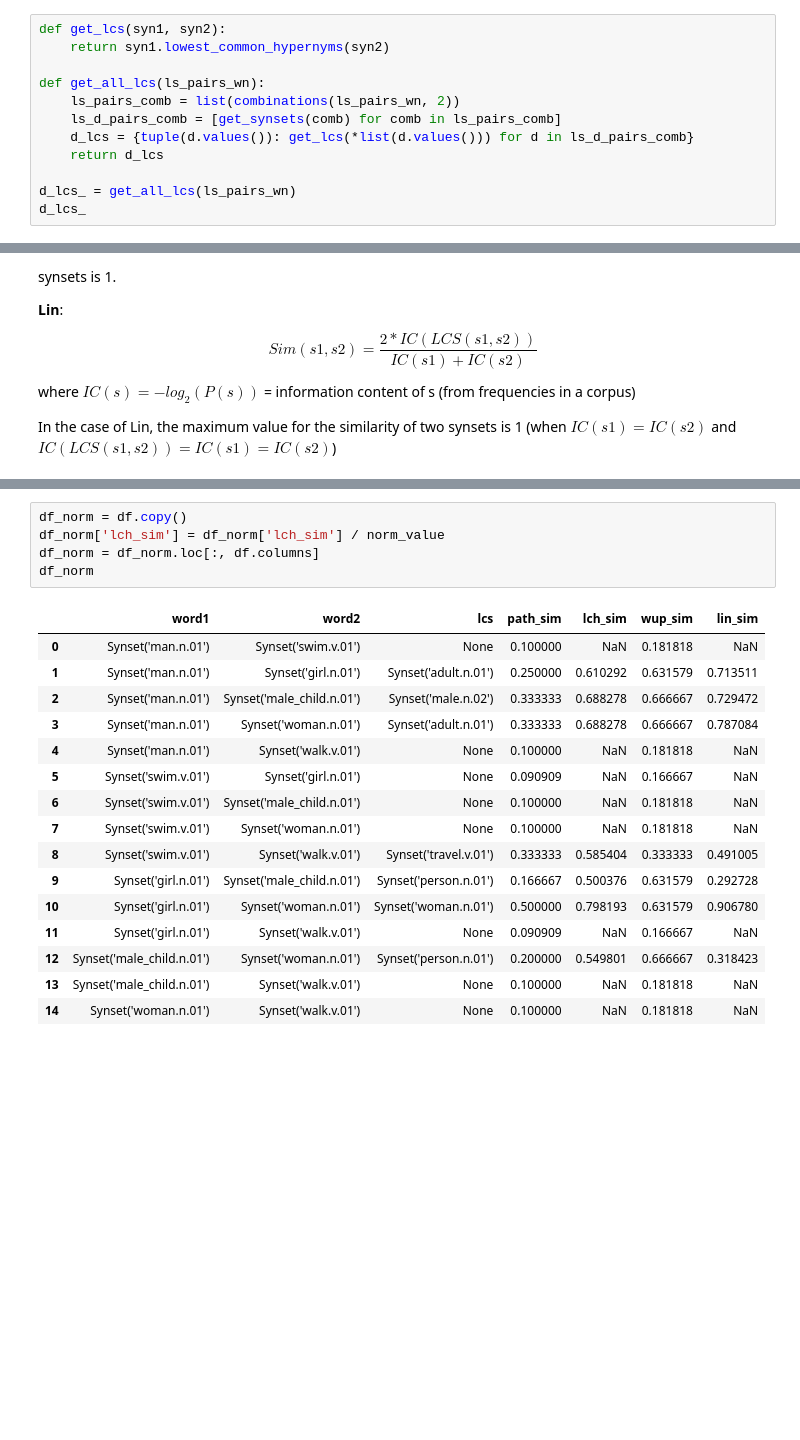
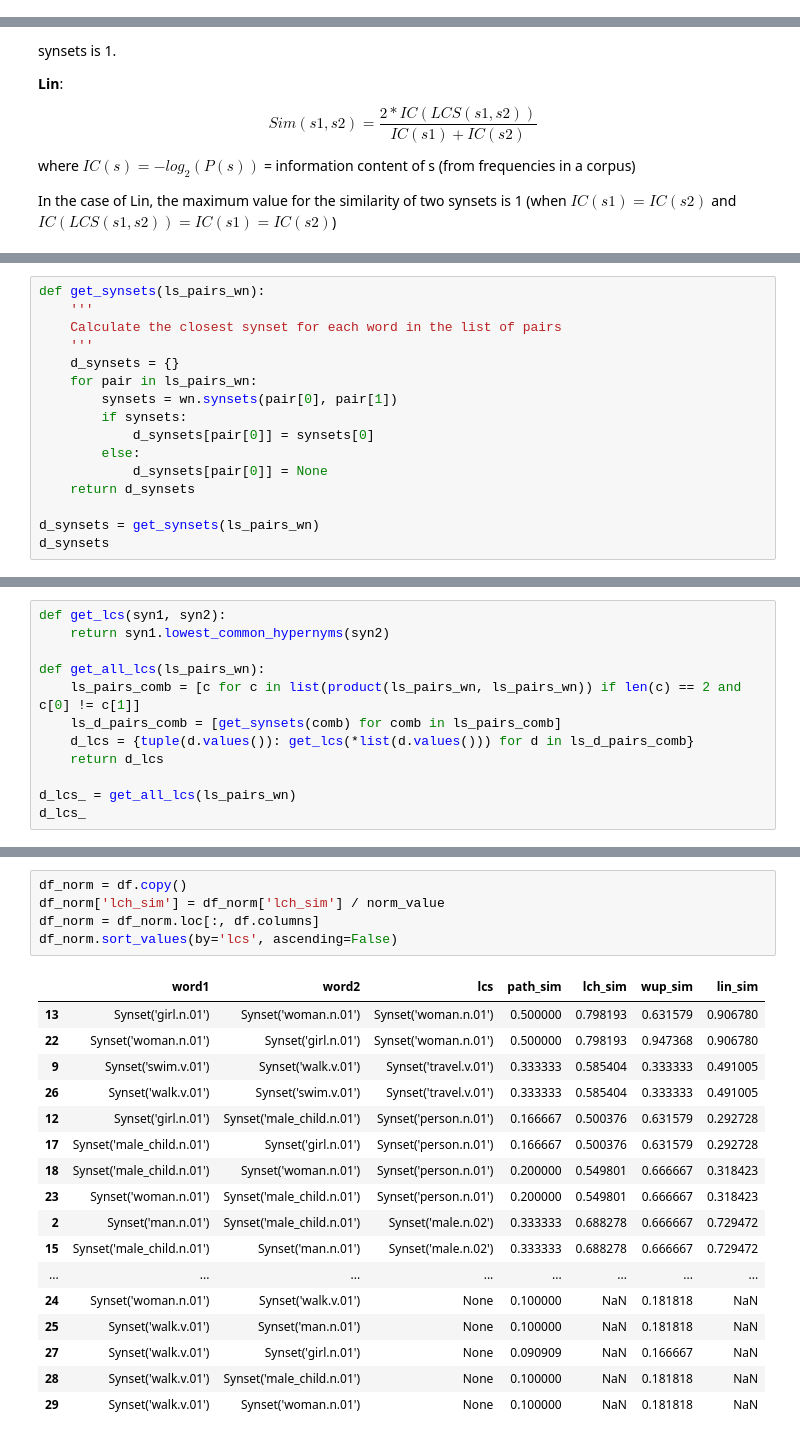
Before and after one commit to BecTome/UPC_MasterArtificialIntelligence, a Jupyter notebook: IHLT/Labs/Lab5_Synsets/Synsets_deliverable.ipynb, the cells around one changed output, grey strips where cells are left out. Drawn from its saved outputs; the diff is of its cells as text; blank space fills up the shorter version.

Commit message:
Synsets

```diff
--- a/IHLT/Labs/Lab5_Synsets/Synsets_deliverable.ipynb
+++ b/IHLT/Labs/Lab5_Synsets/Synsets_deliverable.ipynb
@@ -82,12 +44,0 @@ d_synsets[word1].lowest_common_hypernyms(d_synsets[word2])
-# %%
-def get_lcs(syn1, syn2):
-    return syn1.lowest_common_hypernyms(syn2)
-
-def get_all_lcs(ls_pairs_wn):
-    ls_pairs_comb = list(combinations(ls_pairs_wn, 2))
-    ls_d_pairs_comb = [get_synsets(comb) for comb in ls_pairs_comb]
-    d_lcs = {tuple(d.values()): get_lcs(*list(d.values())) for d in ls_d_pairs_comb}
-    return d_lcs
-
-d_lcs_ = get_all_lcs(ls_pairs_wn)
-d_lcs_
@@ -245,0 +130,16 @@ In the case of Lin, the maximum value for the similarity of two synsets is 1 (wh
+# %%
+def get_synsets(ls_pairs_wn):
+    '''
+    Calculate the closest synset for each word in the list of pairs
+    '''
+    d_synsets = {}
+    for pair in ls_pairs_wn:
+        synsets = wn.synsets(pair[0], pair[1])
+        if synsets:
+            d_synsets[pair[0]] = synsets[0]
+        else:
+            d_synsets[pair[0]] = None
+    return d_synsets
+
+d_synsets = get_synsets(ls_pairs_wn)
+d_synsets
@@ -245,0 +155,12 @@ In the case of Lin, the maximum value for the similarity of two synsets is 1 (wh
+# %%
+def get_lcs(syn1, syn2):
+    return syn1.lowest_common_hypernyms(syn2)
+
+def get_all_lcs(ls_pairs_wn):
+    ls_pairs_comb = [c for c in list(product(ls_pairs_wn, ls_pairs_wn)) if len(c) == 2 and c[0] != c[1]]
+    ls_d_pairs_comb = [get_synsets(comb) for comb in ls_pairs_comb]
+    d_lcs = {tuple(d.values()): get_lcs(*list(d.values())) for d in ls_d_pairs_comb}
+    return d_lcs
+
+d_lcs_ = get_all_lcs(ls_pairs_wn)
+d_lcs_
@@ -246,22 +253,23 @@ In the case of Lin, the maximum value for the similarity of two synsets is 1 (wh
 # %%
 df_norm = df.copy()
 df_norm['lch_sim'] = df_norm['lch_sim'] / norm_value
 df_norm = df_norm.loc[:, df.columns]
-df_norm
+df_norm.sort_values(by='lcs', ascending=False)
 # %% [output]
 |  | word1 | word2 | lcs | path_sim | lch_sim | wup_sim | lin_sim |
-| 0 | Synset('man.n.01') | Synset('swim.v.01') | None | 0.100000 | NaN | 0.181818 | NaN |
-| 1 | Synset('man.n.01') | Synset('girl.n.01') | Synset('adult.n.01') | 0.250000 | 0.610292 | 0.631579 | 0.713511 |
+| 13 | Synset('girl.n.01') | Synset('woman.n.01') | Synset('woman.n.01') | 0.500000 | 0.798193 | 0.631579 | 0.906780 |
+| 22 | Synset('woman.n.01') | Synset('girl.n.01') | Synset('woman.n.01') | 0.500000 | 0.798193 | 0.947368 | 0.906780 |
+| 9 | Synset('swim.v.01') | Synset('walk.v.01') | Synset('travel.v.01') | 0.333333 | 0.585404 | 0.333333 | 0.491005 |
+| 26 | Synset('walk.v.01') | Synset('swim.v.01') | Synset('travel.v.01') | 0.333333 | 0.585404 | 0.333333 | 0.491005 |
+| 12 | Synset('girl.n.01') | Synset('male_child.n.01') | Synset('person.n.01') | 0.166667 | 0.500376 | 0.631579 | 0.292728 |
+| 17 | Synset('male_child.n.01') | Synset('girl.n.01') | Synset('person.n.01') | 0.166667 | 0.500376 | 0.631579 | 0.292728 |
+| 18 | Synset('male_child.n.01') | Synset('woman.n.01') | Synset('person.n.01') | 0.200000 | 0.549801 | 0.666667 | 0.318423 |
+| 23 | Synset('woman.n.01') | Synset('male_child.n.01') | Synset('person.n.01') | 0.200000 | 0.549801 | 0.666667 | 0.318423 |
 | 2 | Synset('man.n.01') | Synset('male_child.n.01') | Synset('male.n.02') | 0.333333 | 0.688278 | 0.666667 | 0.729472 |
-| 3 | Synset('man.n.01') | Synset('woman.n.01') | Synset('adult.n.01') | 0.333333 | 0.688278 | 0.666667 | 0.787084 |
-| 4 | Synset('man.n.01') | Synset('walk.v.01') | None | 0.100000 | NaN | 0.181818 | NaN |
-| 5 | Synset('swim.v.01') | Synset('girl.n.01') | None | 0.090909 | NaN | 0.166667 | NaN |
-| 6 | Synset('swim.v.01') | Synset('male_child.n.01') | None | 0.100000 | NaN | 0.181818 | NaN |
-| 7 | Synset('swim.v.01') | Synset('woman.n.01') | None | 0.100000 | NaN | 0.181818 | NaN |
-| 8 | Synset('swim.v.01') | Synset('walk.v.01') | Synset('travel.v.01') | 0.333333 | 0.585404 | 0.333333 | 0.491005 |
-| 9 | Synset('girl.n.01') | Synset('male_child.n.01') | Synset('person.n.01') | 0.166667 | 0.500376 | 0.631579 | 0.292728 |
-| 10 | Synset('girl.n.01') | Synset('woman.n.01') | Synset('woman.n.01') | 0.500000 | 0.798193 | 0.631579 | 0.906780 |
-| 11 | Synset('girl.n.01') | Synset('walk.v.01') | None | 0.090909 | NaN | 0.166667 | NaN |
-| 12 | Synset('male_child.n.01') | Synset('woman.n.01') | Synset('person.n.01') | 0.200000 | 0.549801 | 0.666667 | 0.318423 |
-| 13 | Synset('male_child.n.01') | Synset('walk.v.01') | None | 0.100000 | NaN | 0.181818 | NaN |
-| 14 | Synset('woman.n.01') | Synset('walk.v.01') | None | 0.100000 | NaN | 0.181818 | NaN |
+| 15 | Synset('male_child.n.01') | Synset('man.n.01') | Synset('male.n.02') | 0.333333 | 0.688278 | 0.666667 | 0.729472 |
+| ... | ... | ... | ... | ... | ... | ... | ... |
+| 24 | Synset('woman.n.01') | Synset('walk.v.01') | None | 0.100000 | NaN | 0.181818 | NaN |
+| 25 | Synset('walk.v.01') | Synset('man.n.01') | None | 0.100000 | NaN | 0.181818 | NaN |
+| 27 | Synset('walk.v.01') | Synset('girl.n.01') | None | 0.090909 | NaN | 0.166667 | NaN |
+| 28 | Synset('walk.v.01') | Synset('male_child.n.01') | None | 0.100000 | NaN | 0.181818 | NaN |
+| 29 | Synset('walk.v.01') | Synset('woman.n.01') | None | 0.100000 | NaN | 0.181818 | NaN |
```
Also changed, not shown: parts of 29 cells of this notebook.
